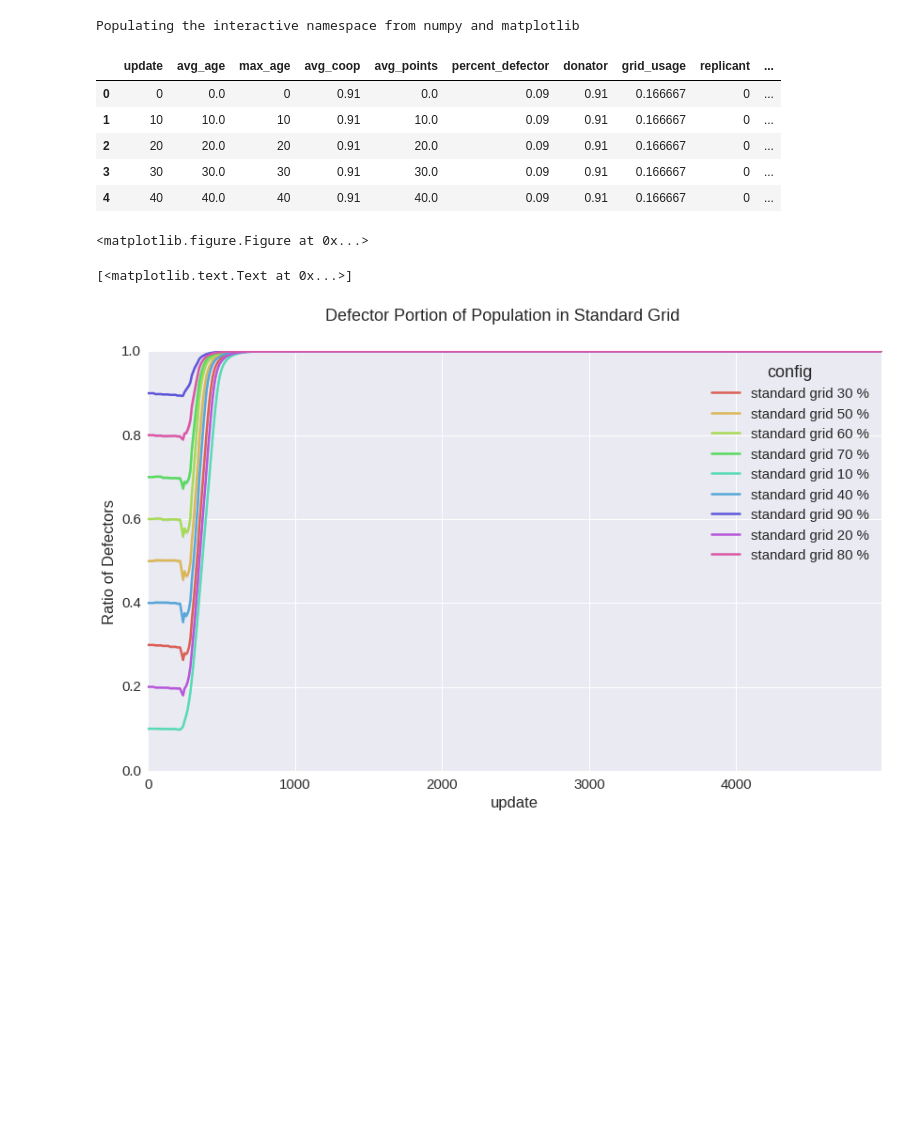
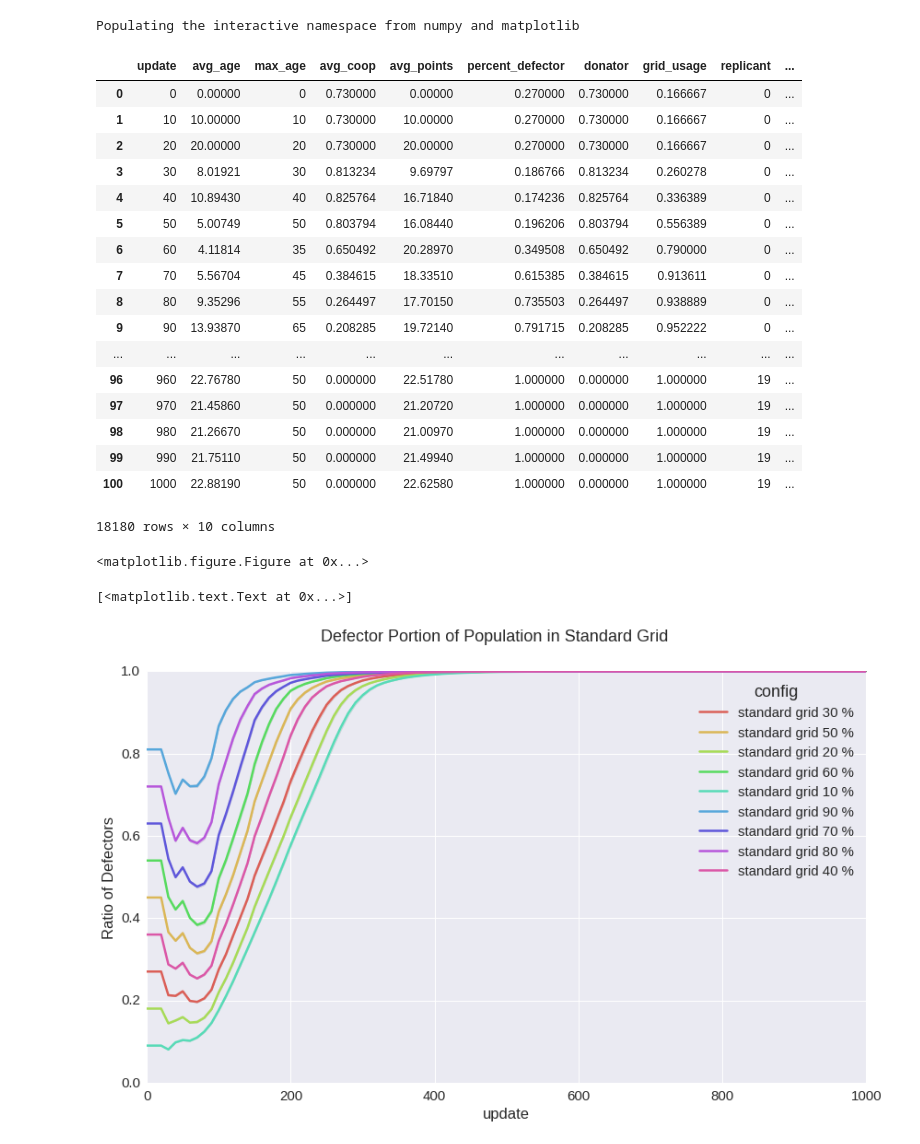
Before and after one commit to devosoft/Empirical, a Jupyter notebook: examples/evo/concept/ProportionalSweepAnalysis.ipynb, the cells around one changed output. Cells and saved outputs as stored; diff of their text form; code cells hidden in the pictures; blank space fills up the shorter version.

```diff
--- a/examples/evo/concept/ProportionalSweepAnalysis.ipynb
+++ b/examples/evo/concept/ProportionalSweepAnalysis.ipynb
@@ -46,6 +46,7 @@ for key in file_labels:
     squished.append(squash)
 
 super_squished_standard = pd.concat(squished)
+super_squished_standard = super_squished_standard[super_squished_standard['update'] <= 1000]
 #super_squished = pd.concat([squished_coop, squished_balanced])
 
 
@@ -53,40 +54,53 @@ file_base_labels = {
     "glad-mixed-sweep": "mixed grid",
 }
 
 file_labels = dict()
 loaded = defaultdict(list)
 squished = []
 
 for key in file_base_labels:
     for i in range(1, 10):
         file_labels[key + "-" + str(i)] = file_base_labels[key] + " " + str(i) + "0 %"
 
 num_files = 20
 for i in range(num_files):
     for key in file_labels:
         moo = pd.read_csv("{}{}-{}-quorum.csv".format(folder, key, i), skipinitialspace=True)
         moo['replicant'] = "{0}".format(i)
 
         #moo.set_index(["update"])
         loaded[key].append(moo)
 
 for key in file_labels:
     squash = pd.concat(loaded[key], axis=0)
     squash["config"] = file_labels[key]
     #print("Key {} and value{}".format(key, file_labels[key]))
     squished.append(squash)
 
 super_squished_mixed = pd.concat(squished)
-super_squished_mixed.head()
+super_squished_mixed = super_squished_mixed[super_squished_mixed['update'] <= 1000]
+super_squished_mixed
 # %% [output]
 Populating the interactive namespace from numpy and matplotlib
 |  | update | avg_age | max_age | avg_coop | avg_points | percent_defector | donator | grid_usage | replicant | ... |
-| 0 | 0 | 0.0 | 0 | 0.91 | 0.0 | 0.09 | 0.91 | 0.166667 | 0 | ... |
-| 1 | 10 | 10.0 | 10 | 0.91 | 10.0 | 0.09 | 0.91 | 0.166667 | 0 | ... |
-| 2 | 20 | 20.0 | 20 | 0.91 | 20.0 | 0.09 | 0.91 | 0.166667 | 0 | ... |
-| 3 | 30 | 30.0 | 30 | 0.91 | 30.0 | 0.09 | 0.91 | 0.166667 | 0 | ... |
-| 4 | 40 | 40.0 | 40 | 0.91 | 40.0 | 0.09 | 0.91 | 0.166667 | 0 | ... |
+| 0 | 0 | 0.00000 | 0 | 0.730000 | 0.00000 | 0.270000 | 0.730000 | 0.166667 | 0 | ... |
+| 1 | 10 | 10.00000 | 10 | 0.730000 | 10.00000 | 0.270000 | 0.730000 | 0.166667 | 0 | ... |
+| 2 | 20 | 20.00000 | 20 | 0.730000 | 20.00000 | 0.270000 | 0.730000 | 0.166667 | 0 | ... |
+| 3 | 30 | 8.01921 | 30 | 0.813234 | 9.69797 | 0.186766 | 0.813234 | 0.260278 | 0 | ... |
+| 4 | 40 | 10.89430 | 40 | 0.825764 | 16.71840 | 0.174236 | 0.825764 | 0.336389 | 0 | ... |
+| 5 | 50 | 5.00749 | 50 | 0.803794 | 16.08440 | 0.196206 | 0.803794 | 0.556389 | 0 | ... |
+| 6 | 60 | 4.11814 | 35 | 0.650492 | 20.28970 | 0.349508 | 0.650492 | 0.790000 | 0 | ... |
+| 7 | 70 | 5.56704 | 45 | 0.384615 | 18.33510 | 0.615385 | 0.384615 | 0.913611 | 0 | ... |
+| 8 | 80 | 9.35296 | 55 | 0.264497 | 17.70150 | 0.735503 | 0.264497 | 0.938889 | 0 | ... |
+| 9 | 90 | 13.93870 | 65 | 0.208285 | 19.72140 | 0.791715 | 0.208285 | 0.952222 | 0 | ... |
+| ... | ... | ... | ... | ... | ... | ... | ... | ... | ... | ... |
+| 96 | 960 | 22.76780 | 50 | 0.000000 | 22.51780 | 1.000000 | 0.000000 | 1.000000 | 19 | ... |
+| 97 | 970 | 21.45860 | 50 | 0.000000 | 21.20720 | 1.000000 | 0.000000 | 1.000000 | 19 | ... |
+| 98 | 980 | 21.26670 | 50 | 0.000000 | 21.00970 | 1.000000 | 0.000000 | 1.000000 | 19 | ... |
+| 99 | 990 | 21.75110 | 50 | 0.000000 | 21.49940 | 1.000000 | 0.000000 | 1.000000 | 19 | ... |
+| 100 | 1000 | 22.88190 | 50 | 0.000000 | 22.62580 | 1.000000 | 0.000000 | 1.000000 | 19 | ... |
-<matplotlib.figure.Figure at 0x...>
+18180 rows × 10 columns
+<matplotlib.figure.Figure at 0x...>
 # %%
 
 sns.plt.suptitle("Defector Portion of Population in Standard Grid")
@@ -95,4 +109,4 @@ ax = sns.tsplot( time="update", value="percent_defector", unit="replicant",
 ax.set(ylabel="Ratio of Defectors")
 # %% [output]
 [<matplotlib.text.Text at 0x...>]
-[figure, old version]
+[figure, new version]
```
Also changed, not shown: parts of 4 cells of this notebook, 1 other file.
